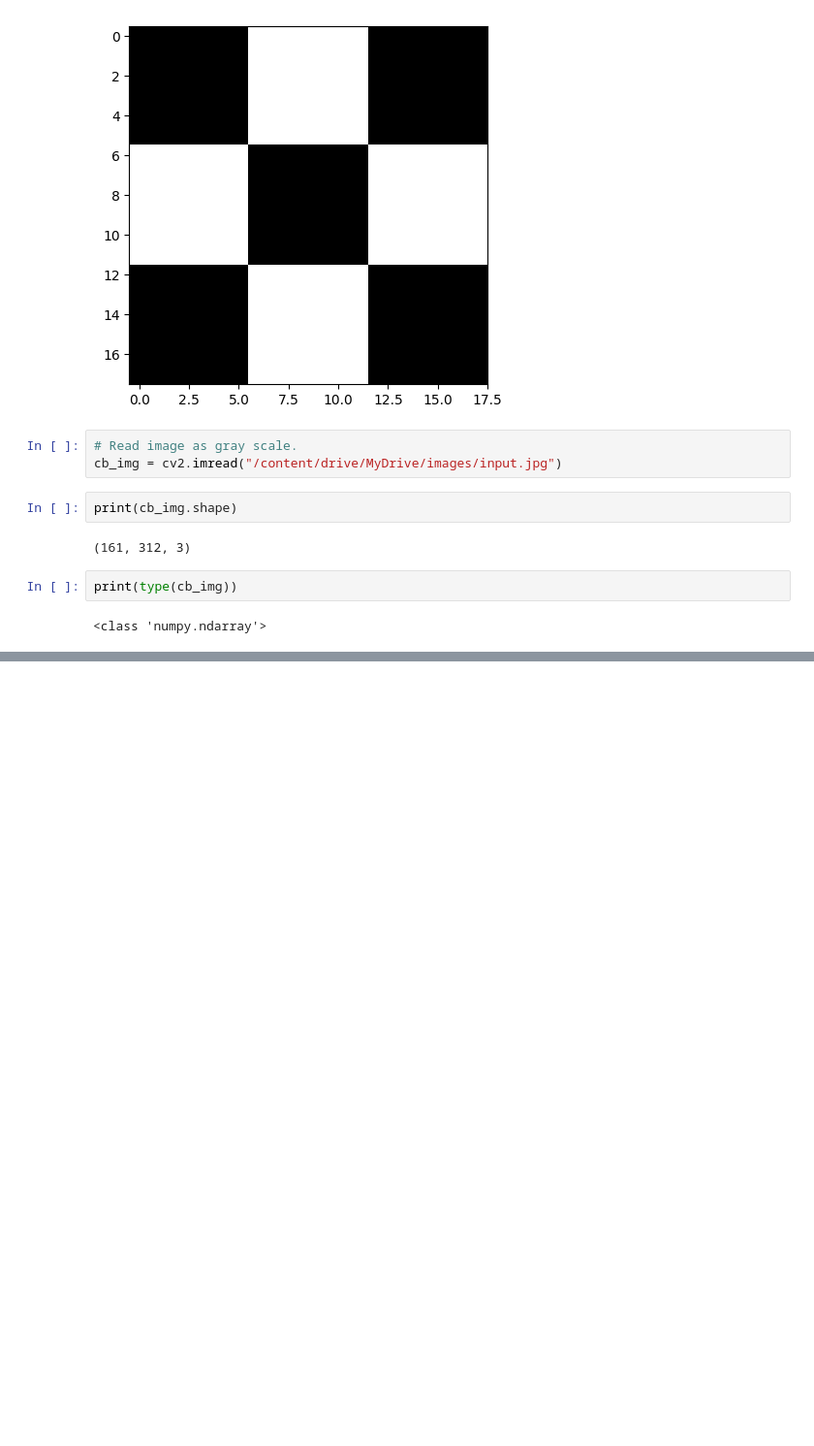
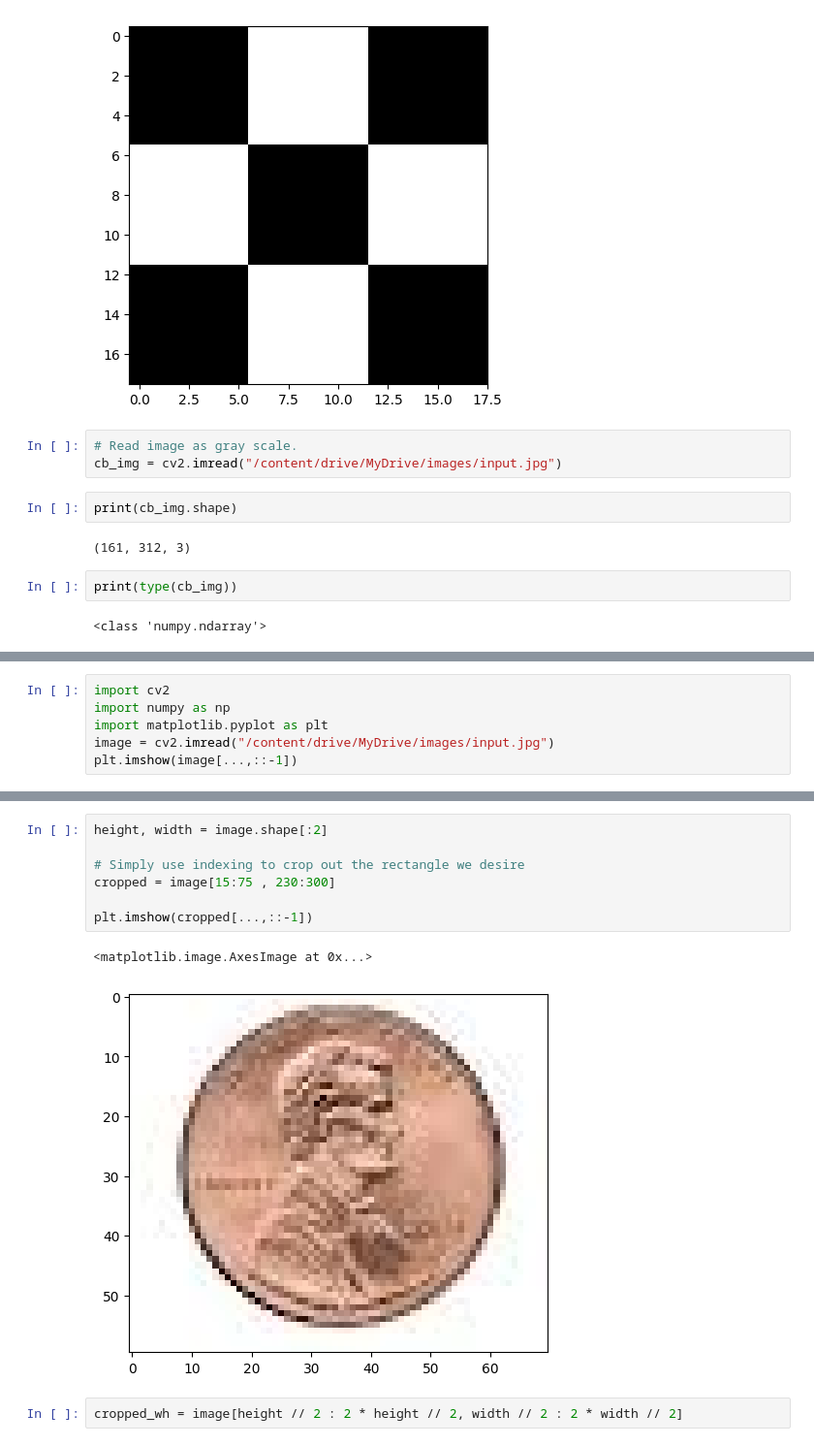
Before and after one commit to SaPahlavani/Exercise.Vision, a Jupyter notebook: 0_StartVision.ipynb, the cells around one changed output, grey strips where cells are left out. Shown at 97% size. Saved outputs shown, nothing was run; the diff lists cells and outputs as text; blank space fills up the shorter version.

```diff
--- a/0_StartVision.ipynb
+++ b/0_StartVision.ipynb
@@ -283,0 +248,6 @@ print(new_image)
+# %%
+import cv2
+import numpy as np
+import matplotlib.pyplot as plt
+image = cv2.imread("/content/drive/MyDrive/images/input.jpg")
+plt.imshow(image[...,::-1])
@@ -283,0 +257,12 @@ print(new_image)
+# %%
+height, width = image.shape[:2]
+
+# Simply use indexing to crop out the rectangle we desire
+cropped = image[15:75 , 230:300]
+
+plt.imshow(cropped[...,::-1])
+# %% [output]
+<matplotlib.image.AxesImage at 0x...>
+[figure, added]
+# %%
+cropped_wh = image[height // 2 : 2 * height // 2, width // 2 : 2 * width // 2]
```
Also changed, not shown: parts of 13 cells of this notebook.
